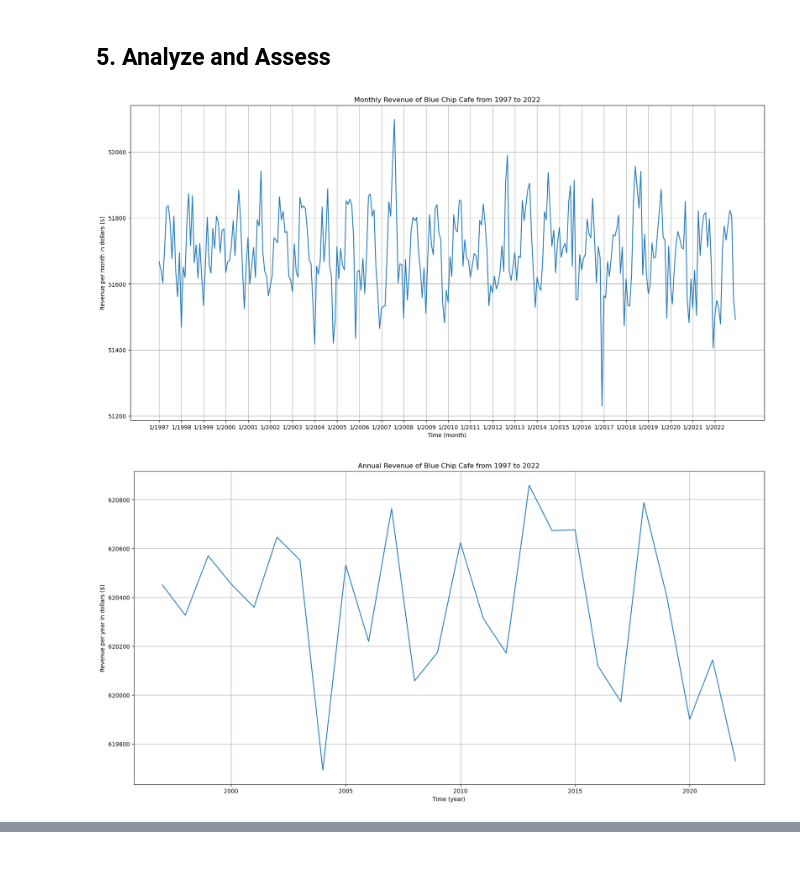
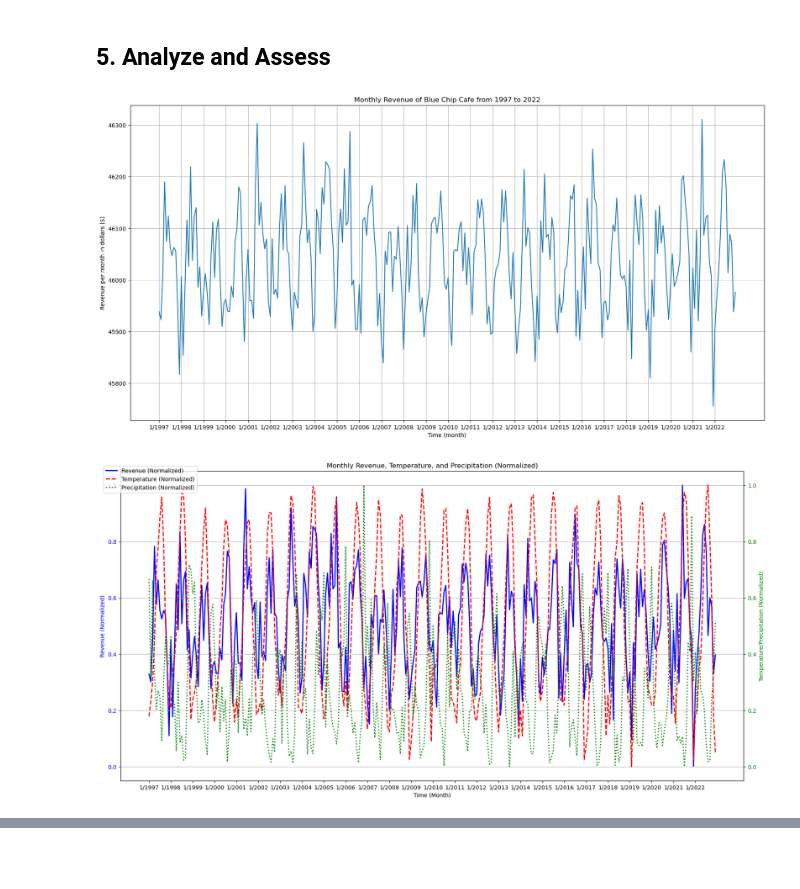
Before and after one commit to r-ey/MATH360_MA_2, a Jupyter notebook: main.ipynb, the cells around one changed output, grey strips where cells are left out. Drawn from its saved outputs; the diff is of its cells as text; code cells hidden in the pictures.

```diff
--- a/main.ipynb
+++ b/main.ipynb
@@ -61,13 +64,13 @@ Make a mathematical model regarding the total annual revenue of Blue Chip Cafe b
 C0 = np.sum(customer_df.Monthly_Frequency_Customers)
 T0 = weather_df.avg_temperature.mean()
 P0 = weather_df.precipitation.mean()
-a = 1.5  # CHANGE LATER
-b = 0.5  # CHANGE LATER
+a = 1.5
+b = 0.5
 T = []
 P = []
-z = 12  # CHANGE LATER, Search from Blue Chip Cafe prices
-c = 0.2  # CHANGE LATER
-e = 0.1  # CHANGE LATER
+z = 9
+c = 0.2
+e = 0.1
 
 years = [1997 + i for i in range(26)]
 month = [1, 2, 3, 4, 5, 6, 7, 8, 9, 10, 11, 12]
@@ -100,34 +103,56 @@ def revenue_per_month():
 <br>
 # %% [markdown]
 ## 5. Analyze and Assess
+# %%
+Rm = revenue_per_month()
+Ry = []
+x_month = []
+
+for i in range(len(years)):
+    Ry.append(Rm[i * 12] + Rm[i * 12 + 1] + Rm[i * 12 + 2] + Rm[i * 12 + 3] + Rm[i * 12 + 4] + Rm[i * 12 + 5] + Rm[i * 12 + 6] + Rm[i * 12 + 7] + Rm[i * 12 + 8] + Rm[i * 12 + 9] + Rm[i * 12 + 10] + Rm[i * 12 + 11])
+
+for i in years:
+    for j in month:
+        x_month.append(str(j) + '/' + str(i))
+
+plt.figure(figsize=(20, 10))
+plt.plot(x_month, Rm)
+plt.xlabel('Time (month)')
+plt.ylabel('Revenue per month in dollars ($)')
+plt.title('Monthly Revenue of Blue Chip Cafe from 1997 to 2022')
+plt.xticks([i * 12 for i in range(len(years))])
+plt.grid(True)
+plt.show()
+# %% [output]
+[figure, added]
 # %%
-Rm = revenue_per_month()
-Ry = []
-x_month = []
+# Normalize all data
+scaler = MinMaxScaler()
+Rm_normalized = scaler.fit_transform(np.array(Rm).reshape(-1, 1)).flatten()
+T_normalized = scaler.fit_transform(np.array(T).reshape(-1, 1)).flatten()
+P_normalized = scaler.fit_transform(np.array(P).reshape(-1, 1)).flatten()
 
-for i in range(len(years)):
-    Ry.append(Rm[i * 12] + Rm[i * 12 + 1] + Rm[i * 12 + 2] + Rm[i * 12 + 3] + Rm[i * 12 + 4] + Rm[i * 12 + 5] + Rm[i * 12 + 6] + Rm[i * 12 + 7] + Rm[i * 12 + 8] + Rm[i * 12 + 9] + Rm[i * 12 + 10] + Rm[i * 12 + 11])
+# Create a dual-axis plot for normalized revenue, temperature, and precipitation
+fig, ax1 = plt.subplots(figsize=(20, 10))
 
-for i in years:
-    for j in month:
-        x_month.append(str(j) + '/' + str(i))
+# Plot normalized revenue on the primary axis
+ax1.plot(x_month, Rm_normalized, label="Revenue (Normalized)", color="blue", linewidth=2)
+ax1.set_xlabel("Time (Month)")
+ax1.set_ylabel("Revenue (Normalized)", color="blue")
+ax1.tick_params(axis="y", labelcolor="blue")
 
-plt.figure(figsize=(20, 10))
-plt.plot(x_month, Rm)
-plt.xlabel('Time (month)')
-plt.ylabel('Revenue per month in dollars ($)')
-plt.title('Monthly Revenue of Blue Chip Cafe from 1997 to 2022')
+# Add a secondary axis for temperature and precipitation
+ax2 = ax1.twinx()
+ax2.plot(x_month, T_normalized, label="Temperature (Normalized)", color="red", linestyle="--", linewidth=2)
+ax2.plot(x_month, P_normalized, label="Precipitation (Normalized)", color="green", linestyle=":", linewidth=2)
+ax2.set_ylabel("Temperature/Precipitation (Normalized)", color="green")
+ax2.tick_params(axis="y", labelcolor="green")
+
+# Add legends
+fig.legend(loc="upper left", bbox_to_anchor=(0.1, 0.9))
+plt.title("Monthly Revenue, Temperature, and Precipitation (Normalized)")
 plt.xticks([i * 12 for i in range(len(years))])
 plt.grid(True)
 plt.show()
-
-plt.figure(figsize=(20, 10))
-plt.plot(years, Ry)
-plt.xlabel('Time (year)')
-plt.ylabel('Revenue per year in dollars ($)')
-plt.title('Annual Revenue of Blue Chip Cafe from 1997 to 2022')
-plt.grid(True)
-plt.show()
 # %% [output]
-[figure, old version]
+[figure, new version]
-[figure, removed]
```
Also changed, not shown: parts of 9 cells of this notebook, 2 other files.
